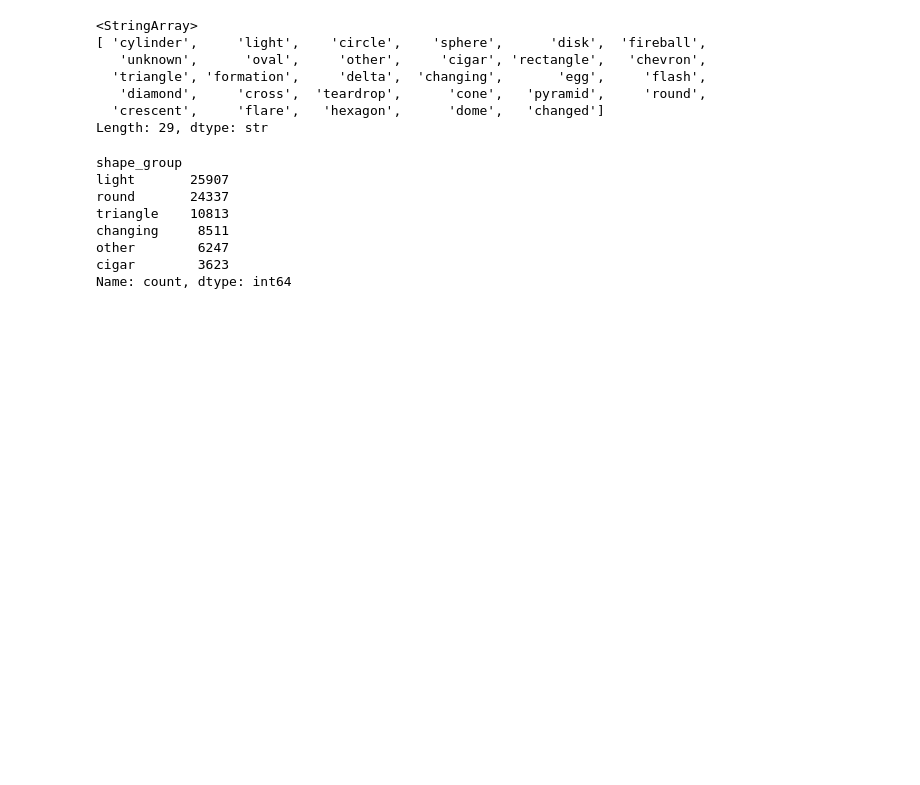
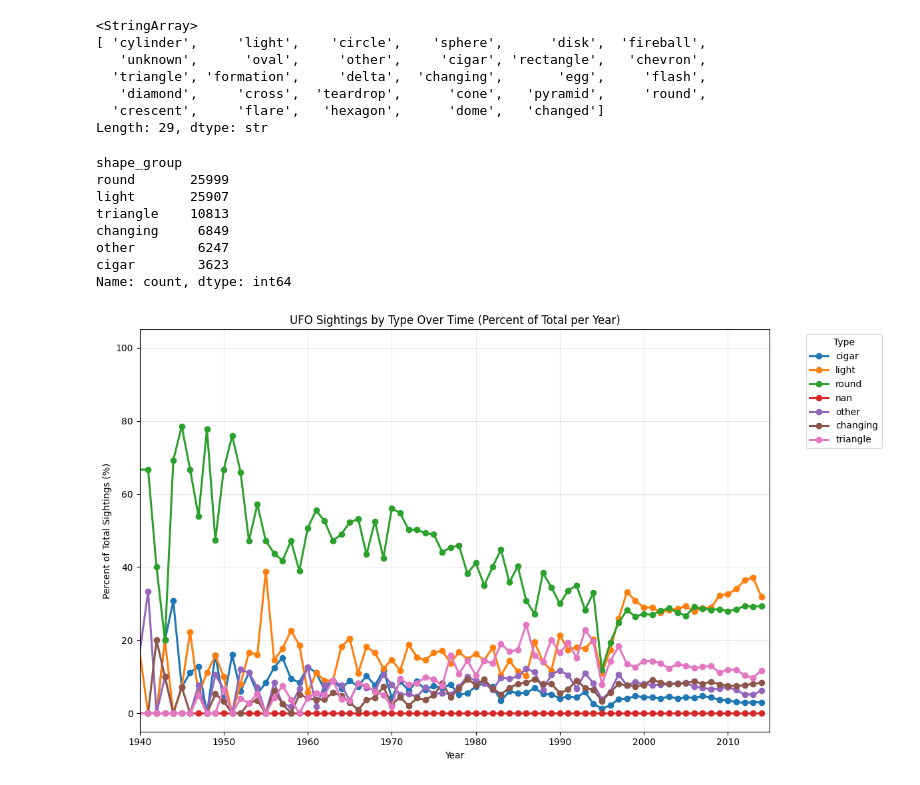
Before and after one commit to wslider/anomalous-sightings-archive, a Jupyter notebook: sightings.ipynb, the cells around one changed output. Drawn from its saved outputs; the diff is of its cells as text; code cells hidden in the pictures; blank space fills up the shorter version.

```diff
--- a/sightings.ipynb
+++ b/sightings.ipynb
@@ -220,6 +239,7 @@ Length: 29, dtype: str
 shape_groups = {
     'circle': 'round', 'sphere': 'round', 'disk': 'round',
     'oval': 'round', 'round': 'round', 'crescent': 'round', 'dome': 'round',
+    'egg': 'round', 'teardrop': 'round',
 
     'triangle': 'triangle', 'delta': 'triangle', 'chevron': 'triangle',
     'pyramid': 'triangle', 'diamond': 'triangle',
@@ -228,8 +248,7 @@ shape_groups = {
 
     'light': 'light', 'fireball': 'light', 'flash': 'light', 'flare': 'light',
 
-    'changing': 'changing', 'changed': 'changing', 'formation': 'changing',
-    'egg': 'changing', 'teardrop': 'changing', 'cone': 'changing',
+    'changing': 'changing', 'changed': 'changing', 'formation': 'changing', 'cone': 'changing',
     'cross': 'changing', 'hexagon': 'changing', 'rectangle': 'changing',
 
     'other': 'other'
@@ -240,10 +259,42 @@ df['shape_group'] = df['shape'].map(shape_groups)
 df['shape_group'].value_counts()
 # %% [output]
 shape_group
+round       25999
 light       25907
-round       24337
 triangle    10813
-changing     8511
+changing     6849
 other        6247
 cigar        3623
 Name: count, dtype: int64
+# %%
+# Types % Share of Sightings Over Time
+
+# Total Sightings Per Year
+year_totals = df.groupby('year').size()
+
+# Count sightings per shape_group per year
+shape_group_year = df.groupby(['shape_group', 'year']).size().reset_index(name='count')
+
+plt.figure(figsize=(12, 7))
+
+# Plot each shape group as a separate line (% of total that year)
+for group in df['shape_group'].unique():
+    data = shape_group_year[shape_group_year['shape_group'] == group].set_index('year')
+    percent = (data['count'] / year_totals * 100).fillna(0)
+    plt.plot(percent.index, percent.values,
+             marker="o",
+             linestyle="-",
+             linewidth=2.2,
+             label=group)
+
+plt.xlabel("Year")
+plt.ylabel("Percent of Total Sightings (%)")
+plt.title("UFO Sightings by Type Over Time (Percent of Total per Year)")
+plt.legend(title="Type", bbox_to_anchor=(1.05, 1), loc='upper left')
+plt.grid(True, alpha=0.3)
+
+plt.xlim(1940, 2015)
+plt.tight_layout()
+plt.show()
+# %% [output]
+[figure, added]
```
Also changed, not shown: parts of 3 cells of this notebook, 2 other files.
